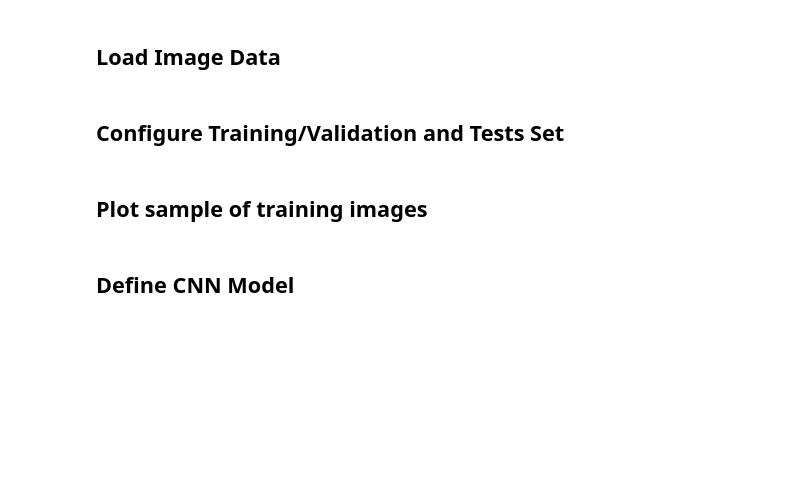
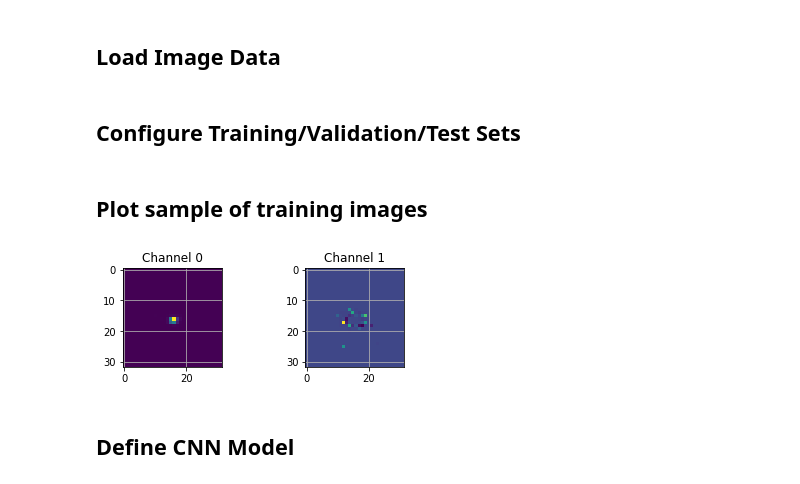
Before and after one commit to iml-wg/tutorials, a Jupyter notebook: notebooks/Keras CNN Classification.ipynb, the cells around one changed output. Saved outputs shown, nothing was run; the diff lists cells and outputs as text; code cells hidden in the pictures; blank space fills up the shorter version.

```diff
--- a/notebooks/Keras CNN Classification.ipynb
+++ b/notebooks/Keras CNN Classification.ipynb
@@ -27,11 +22,11 @@ doGPU=False     Enable GPU memory optimizations. Requires tensorflow-gpu with cu
 # %%
-lr_init=1.e-3
-batch_size=64
-train_size=320
-valid_size=44
-test_size=44
-epochs=25
-doGPU=False
+lr_init     = 1.e-3    # Initial learning rate
+batch_size  = 64       # Training batch size
+train_size  = 1024     # Training size
+valid_size  = 1024     # Validation size
+test_size   = 1024     # Test size
+epochs      = 20       # Number of epochs
+doGPU       = False    # Use GPU
 # %%
 if doGPU:
     import tensorflow as tf
@@ -56,7 +49,7 @@ def load_data(decays, start, stop):
     assert len(X) == len(y)
     return X, y
 # %% [markdown]
-## Configure Training/Validation and Tests Set
+## Configure Training/Validation/Test Sets
 # %%
 # Set range of training set
 train_start, train_stop = 0, train_size
@@ -84,18 +77,20 @@ assert samples_requested == samples_available
 # %%
 plt.figure(1)
 
 plt.subplot(221)
 plt.imshow(X_train[1,:,:,0])
-plt.title("Channel 1")
+plt.title("Channel 0")
 plt.grid(True)
 
 plt.subplot(222)
 plt.imshow(X_train[1,:,:,1])
-plt.title("Channel 2")
+plt.title("Channel 1")
 plt.grid(True)
 
 
 plt.show()
+# %% [output]
+[figure, added]
 # %% [markdown]
 ## Define CNN Model
 # %%
```
Also changed, not shown: parts of 8 cells of this notebook, 2 other files.
